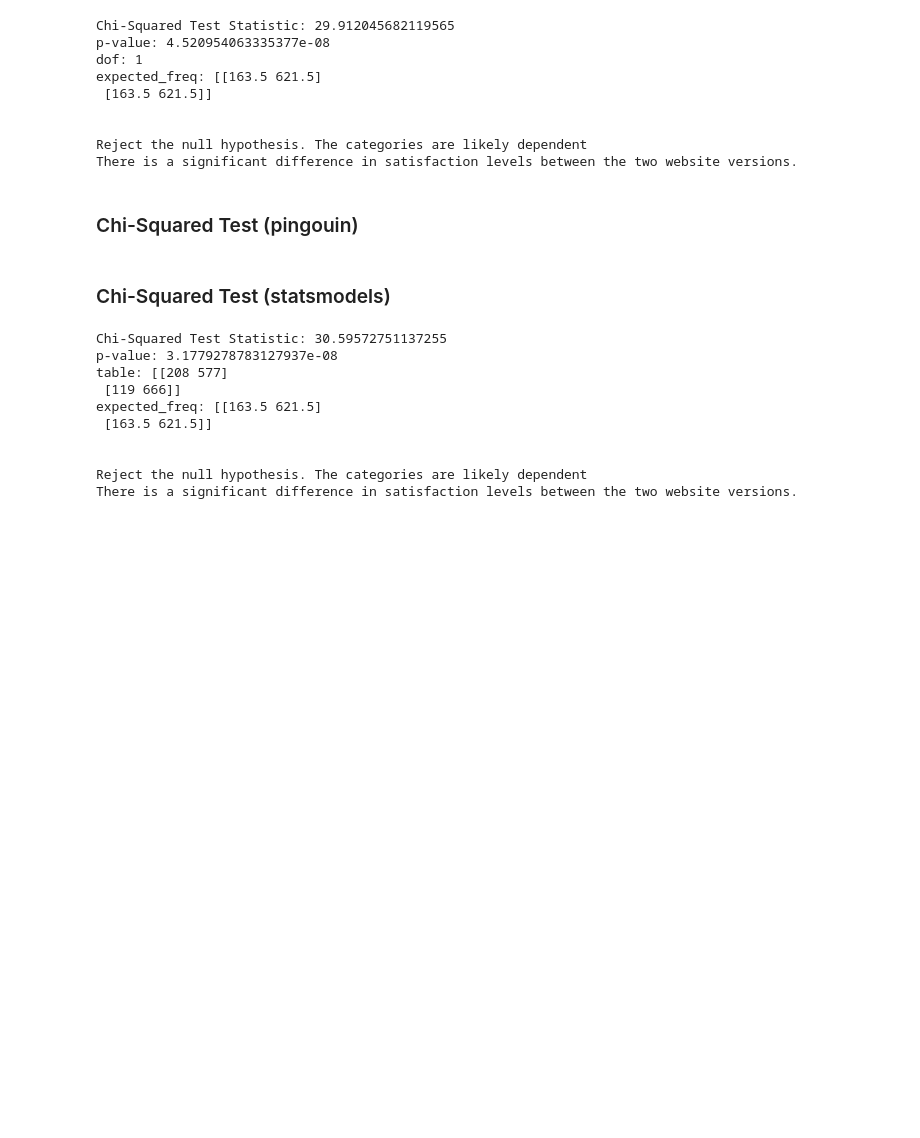
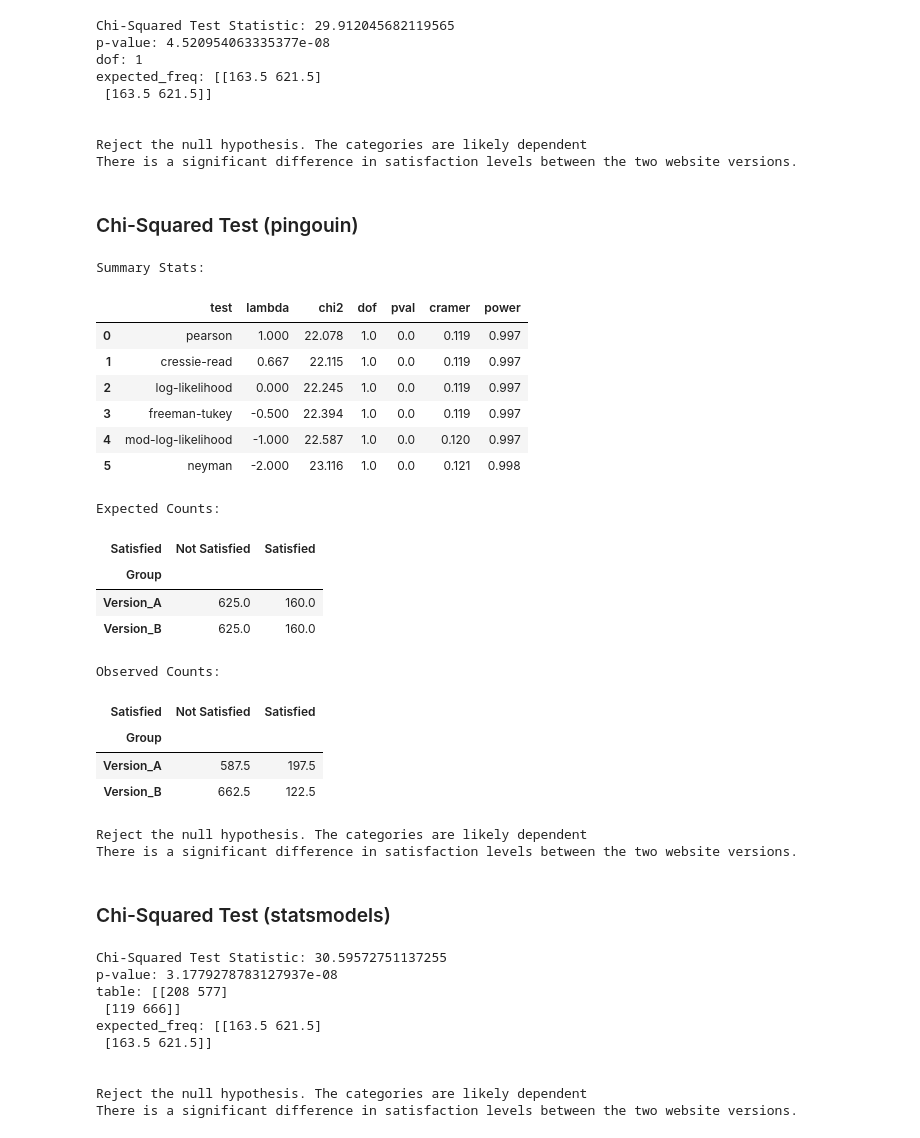
Before and after one commit to sam-tritto/statistical-tests, a Jupyter notebook: Chi_Squared_Test.ipynb, the cells around one changed output. Drawn from its saved outputs; the diff is of its cells as text; code cells hidden in the pictures; blank space fills up the shorter version.

```diff
--- a/Chi_Squared_Test.ipynb
+++ b/Chi_Squared_Test.ipynb
@@ -265,35 +265,58 @@ There is a significant difference in satisfaction levels between the two website
 # %% [markdown]
 ### Chi-Squared Test (pingouin)
 # %%
-# # Pre-determined alpha value
-# alpha = 0.05
+# Pre-determined alpha value
+alpha = 0.05
 # %%
+# Melt the df
+chi_squared_melted_data = chi_squared_data.melt().rename(columns = {'variable':'Group', 'value':'Satisfied'})
 
-# # Perform chi-squared test for proportions using pingouin (bootstrap)
-# expected, observed, stats = chi2_independence(chi_squared_data, x='Version_A', y='Version_B', correction=True)
+# Perform chi-squared test for proportions using pingouin (bootstrap)
+expected, observed, stats = chi2_independence(chi_squared_melted_data, x='Group', y='Satisfied', correction=True)
 
-# print(f'Expected Counts:')
-# display(expected)
+# Similar categorical variables should present low chi-squared statistics and high p-values.
+print("Summary Stats:")
+display(stats.round(3))
 
-# print(f'\nObserved Counts:')
-# display(observed)
+print(f'Expected Counts:')
+display(expected)
 
-# # Similar categorical variables should present low chi-squared statistics and high p-values.
-# print("Summary Stats:")
-# display(stats.round(3))
+print(f'\nObserved Counts:')
+display(observed)
 
-# avg_p = stats['pval'].mean()
+avg_p = stats['pval'].mean()
 
-# # Check for statistical significance
-# if avg_p < alpha:
-#     conclusion = "Reject the null hypothesis. The categories are likely dependent"
-#     interpretation = "There is a significant difference in satisfaction levels between the two website versions."
-# else:
-#     conclusion = "Fail to reject the null hypothesis. The categories are likely independent"
-#     interpretation = "There is no significant difference in satisfaction levels between the two website versions."
+# Check for statistical significance
+if avg_p < alpha:
+    conclusion = "Reject the null hypothesis. The categories are likely dependent"
+    interpretation = "There is a significant difference in satisfaction levels between the two website versions."
+else:
+    conclusion = "Fail to reject the null hypothesis. The categories are likely independent"
+    interpretation = "There is no significant difference in satisfaction levels between the two website versions."
 
-# print(conclusion)
-# print(interpretation)
+print(conclusion)
+print(interpretation)
+# %% [output]
+Summary Stats:
+|  | test | lambda | chi2 | dof | pval | cramer | power |
+| 0 | pearson | 1.000 | 22.078 | 1.0 | 0.0 | 0.119 | 0.997 |
+| 1 | cressie-read | 0.667 | 22.115 | 1.0 | 0.0 | 0.119 | 0.997 |
+| 2 | log-likelihood | 0.000 | 22.245 | 1.0 | 0.0 | 0.119 | 0.997 |
+| 3 | freeman-tukey | -0.500 | 22.394 | 1.0 | 0.0 | 0.119 | 0.997 |
+| 4 | mod-log-likelihood | -1.000 | 22.587 | 1.0 | 0.0 | 0.120 | 0.997 |
+| 5 | neyman | -2.000 | 23.116 | 1.0 | 0.0 | 0.121 | 0.998 |
+Expected Counts:
+| Satisfied | Not Satisfied | Satisfied |
+| Group |  |  |
+| Version_A | 625.0 | 160.0 |
+| Version_B | 625.0 | 160.0 |
+Observed Counts:
+| Satisfied | Not Satisfied | Satisfied |
+| Group |  |  |
+| Version_A | 587.5 | 197.5 |
+| Version_B | 662.5 | 122.5 |
+Reject the null hypothesis. The categories are likely dependent
+There is a significant difference in satisfaction levels between the two website versions.
 # %% [markdown]
 ### Chi-Squared Test (statsmodels)
 # %%
```
Also changed, not shown: parts of 1 cell of this notebook.
